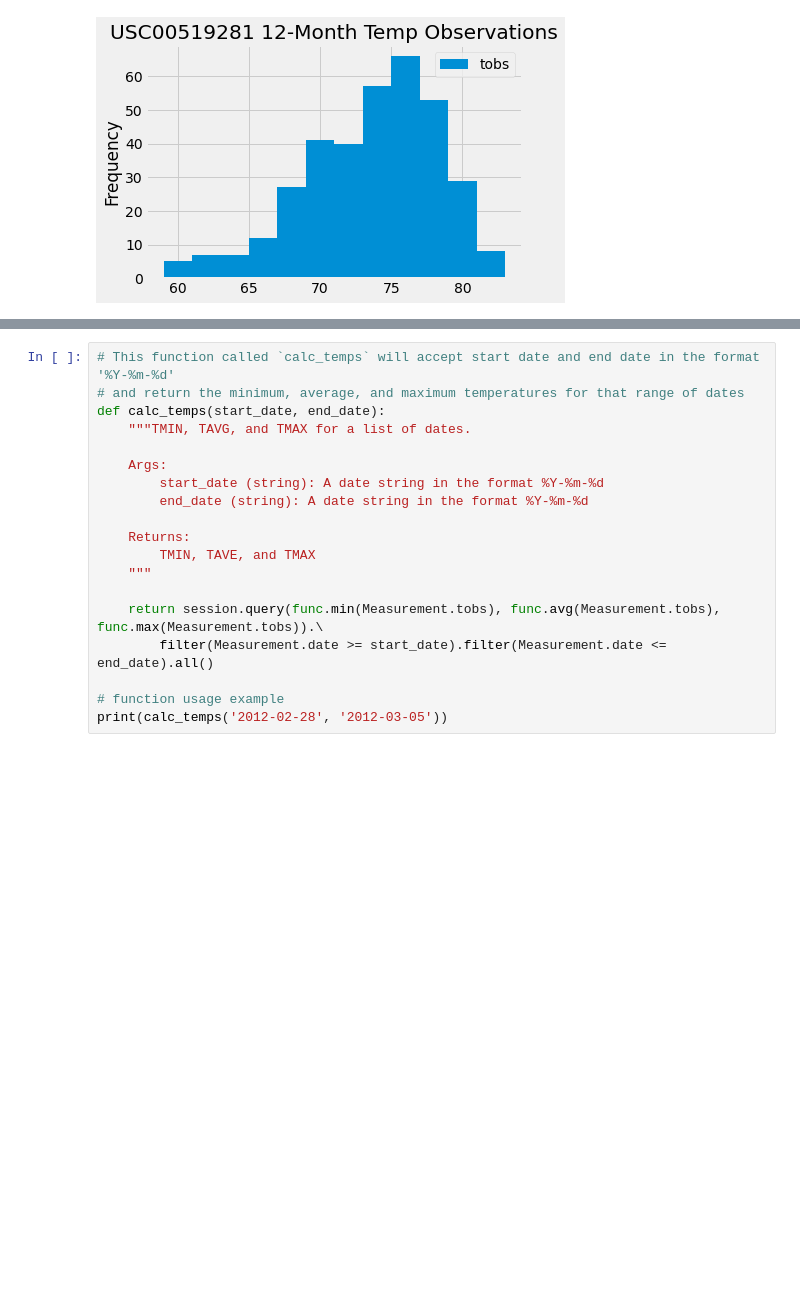
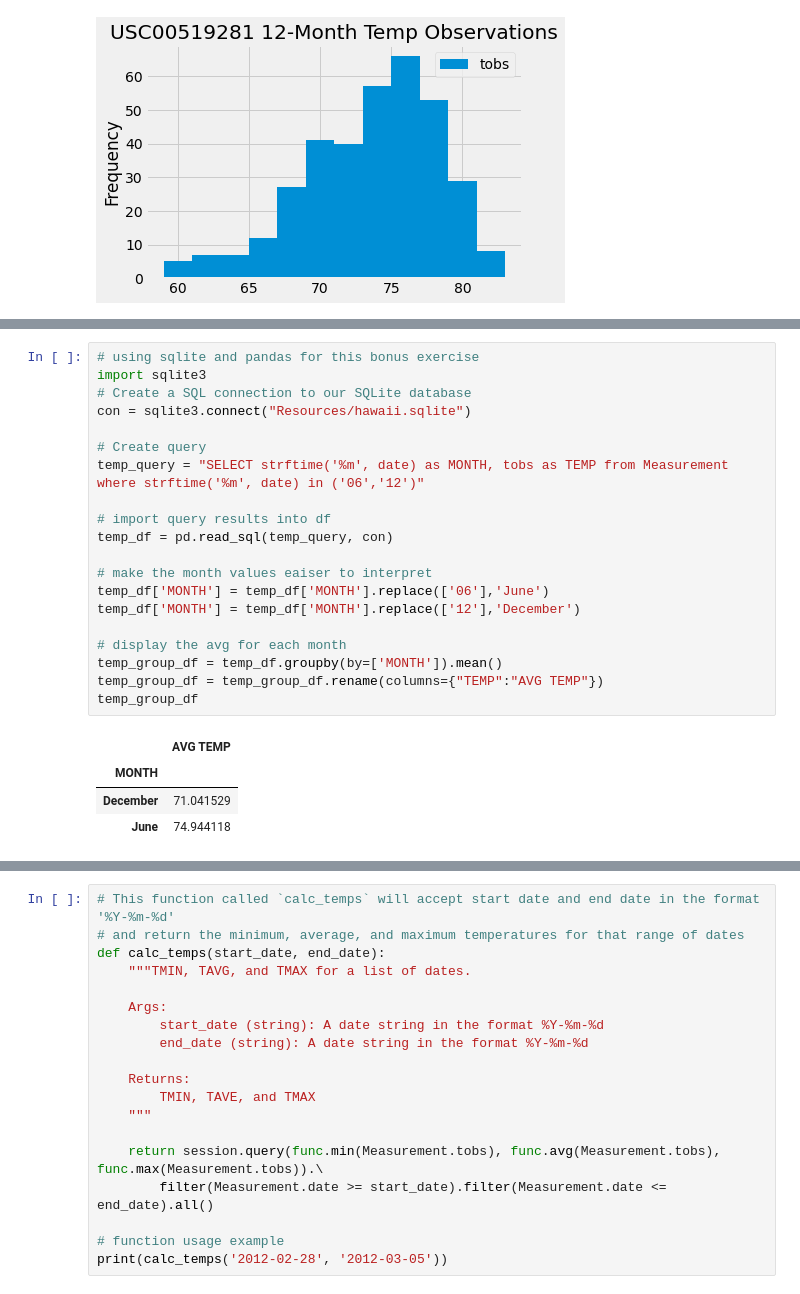
Before and after one commit to zombimaki/sqlalchemy-challenge, a Jupyter notebook: climate.ipynb, the cells around one changed output, grey strips where cells are left out. Drawn from its saved outputs; the diff is of its cells as text; blank space fills up the shorter version.

```diff
--- a/climate.ipynb
+++ b/climate.ipynb
@@ -225,0 +230,25 @@ active_station_df.plot(kind="hist",bins=12, title=f'{station_id} 12-Month Temp O
+# %%
+# using sqlite and pandas for this bonus exercise
+import sqlite3
+# Create a SQL connection to our SQLite database
+con = sqlite3.connect("Resources/hawaii.sqlite")
+
+# Create query
+temp_query = "SELECT strftime('%m', date) as MONTH, tobs as TEMP from Measurement where strftime('%m', date) in ('06','12')"
+
+# import query results into df
+temp_df = pd.read_sql(temp_query, con)
+
+# make the month values eaiser to interpret
+temp_df['MONTH'] = temp_df['MONTH'].replace(['06'],'June')
+temp_df['MONTH'] = temp_df['MONTH'].replace(['12'],'December')
+
+# display the avg for each month
+temp_group_df = temp_df.groupby(by=['MONTH']).mean()
+temp_group_df = temp_group_df.rename(columns={"TEMP":"AVG TEMP"})
+temp_group_df
+# %% [output]
+|  | AVG TEMP |
+| MONTH |  |
+| December | 71.041529 |
+| June | 74.944118 |
```
Also changed, not shown: parts of 6 cells of this notebook.
